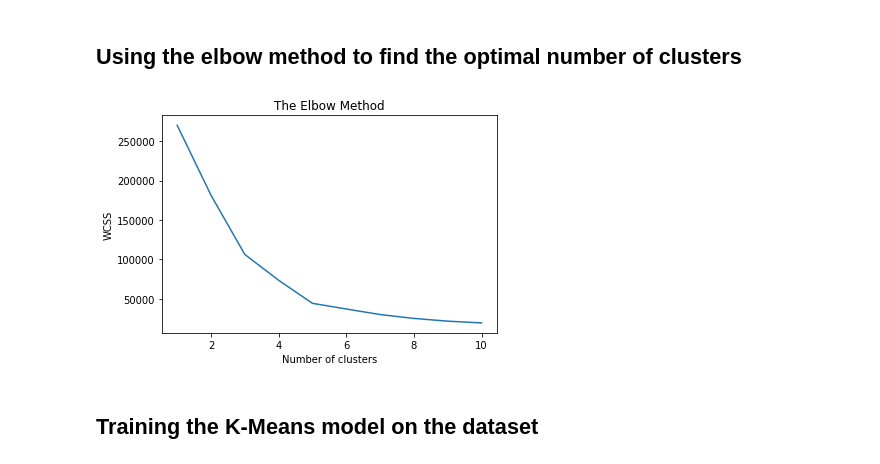
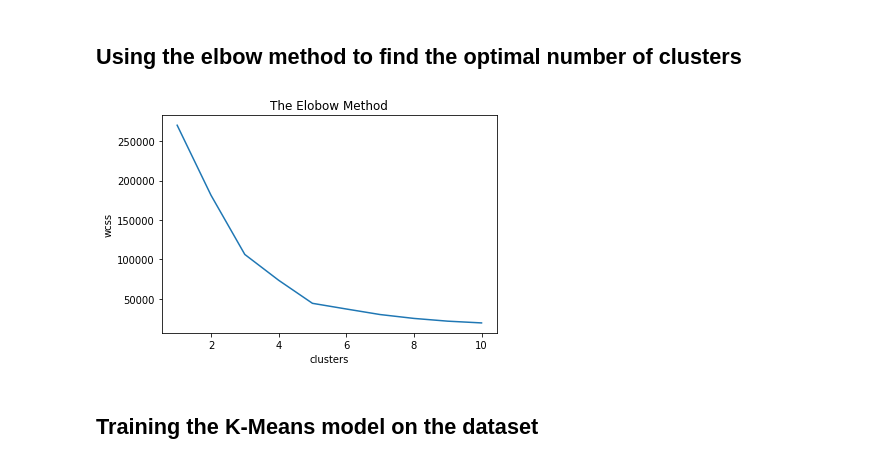
Before and after one commit to MaykaS/Machine-Learning-A-Z-UDEMI--python-, a Jupyter notebook: k_means_clustering.ipynb, the cells around one changed output. Cells and saved outputs as stored; diff of their text form; code cells hidden in the pictures.

```diff
--- a/k_means_clustering.ipynb
+++ b/k_means_clustering.ipynb
@@ -17,18 +18,25 @@ X = dataset.iloc[:, [3, 4]].values
 ## Using the elbow method to find the optimal number of clusters
 # %%
 from sklearn.cluster import KMeans
+#create a list to wcss
 wcss = []
-for i in range(1, 11):
-    kmeans = KMeans(n_clusters = i, init = 'k-means++', random_state = 42)
-    kmeans.fit(X)
-    wcss.append(kmeans.inertia_)
-plt.plot(range(1, 11), wcss)
-plt.title('The Elbow Method')
-plt.xlabel('Number of clusters')
-plt.ylabel('WCSS')
+#creating 10 Kmean objects
+for i in range(1,11):
+  kmeans = KMeans(n_clusters = i, init = 'k-means++', random_state = 42)
+  #tip - to avoid random init trap - kmeans++ method
+  #the random_state num is not important - can choose any num
+  kmeans.fit(X)
+  #adding wcss val computed for i clusters
+  #sum of squ distances between cluster and center
+  wcss.append(kmeans.inertia_)
+#plot the graph
+plt.plot(range(1,11), wcss)
+plt.title('The Elobow Method')
+plt.xlabel('clusters')
+plt.ylabel('wcss')
 plt.show()
 # %% [output]
-[figure, old version]
+[figure, new version]
 # %% [markdown]
 ## Training the K-Means model on the dataset
 # %%
```
Also changed, not shown: parts of 3 cells of this notebook.
